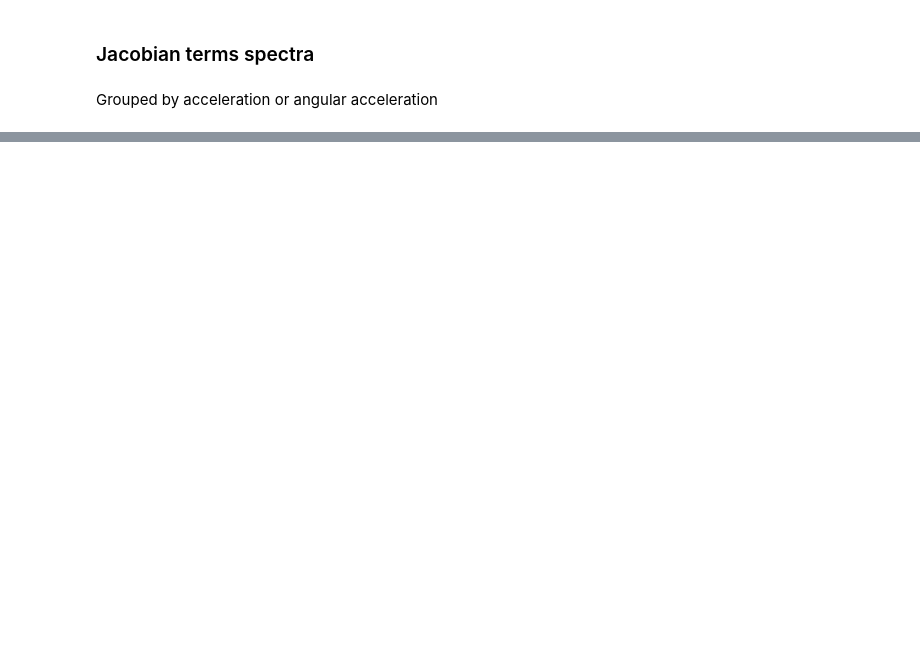
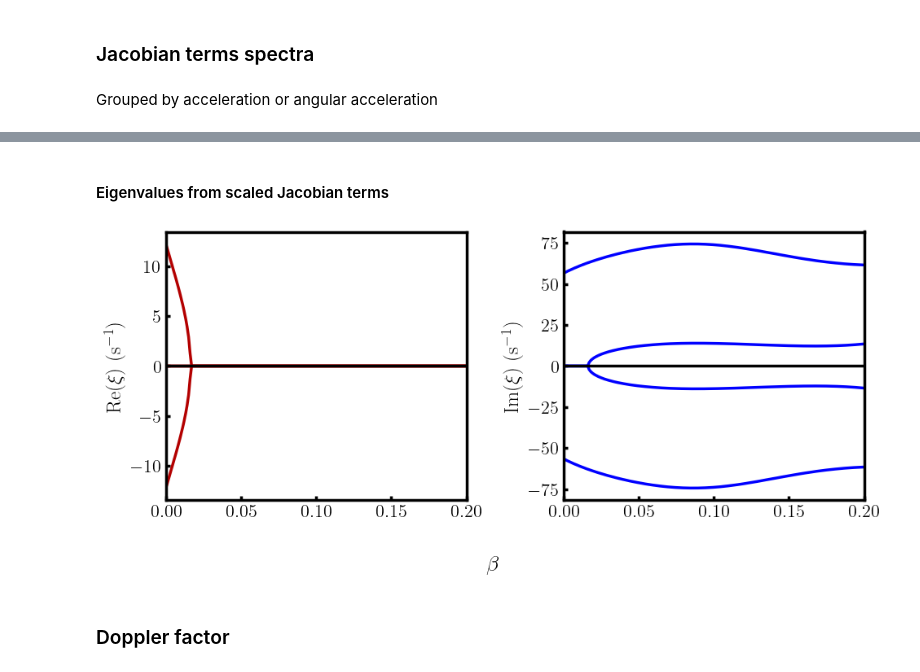
Before and after one commit to jadonylin/relativistic-lightsail-dynamics, a Jupyter notebook: Dynamics/plot_lsa_spectra.ipynb, the cells around one changed output, grey strips where cells are left out. Drawn from its saved outputs; the diff is of its cells as text; code cells hidden in the pictures; blank space fills up the shorter version.

```diff
--- a/Dynamics/plot_lsa_spectra.ipynb
+++ b/Dynamics/plot_lsa_spectra.ipynb
@@ -219,0 +256,33 @@ stiff_fig.savefig(save_fname, bbox_inches="tight")
+# %% [markdown]
+#### Eigenvalues from scaled Jacobian terms
+# %%
+scaled_eigval_fig, scaled_eigval_ax = plt.subplots(1,2,figsize=(10,4.5))
+real_eigvals = []
+imag_eigvals = []
+for i in range(num_points):
+    Jac = grating.npa.array([[0, 0, 1, 0],[0, 0, 0, 1],
+                             [kyy[i], kyphi_scaled[i], muyy_scaled[i], muyphi[i]],
+                             [kphiy[i], kphiphi[i], muphiy[i], muphiphi[i]]])
+    eigvals = grating.npa.eigvals(Jac)
+    real_eigvals.append(grating.npa.real(eigvals))
+    imag_eigvals.append(grating.npa.imag(eigvals))
+scaled_eigval_ax[0].plot(betas, grating.to_numpy(real_eigvals), color=colorReal, linewidth=l_width)
+scaled_eigval_ax[1].plot(betas, grating.to_numpy(imag_eigvals), color=colorImag, linewidth=l_width)
+scaled_eigval_ax[0].set_yscale('linear')
+scaled_eigval_ax[1].set_yscale('linear')
+scaled_eigval_ax[0].set(xlim=(betas[0],betas[-1]))
+scaled_eigval_ax[1].set(xlim=(betas[0],betas[-1]))
+dynplot.show_standard_axes(scaled_eigval_ax[0], None, xlabel=None, ylabel=r"$\Re(\xi)$ (s$^{-1}$)", show_zero_line=True)
+dynplot.show_standard_axes(scaled_eigval_ax[1], None, xlabel=None, ylabel=r"$\Im(\xi)$ (s$^{-1}$)", show_zero_line=True)
+scaled_eigval_fig.supxlabel(r"$\beta$")
+# scaled_eigval_ax[0].set_yscale('symlog', linthresh=1e-5)
+# scaled_eigval_ax[0].set_ylim(-3e-4,0.)
+
+scaled_eigval_fig.tight_layout()
+ftype = ".pdf"
+save_fname = fname_preamble + f"/Dynamics/{runID}_scaled_Jacobian_eigenvalues" + ftype
+# scaled_eigval_fig.savefig(save_fname, bbox_inches="tight")
+# %% [output]
+[figure, added]
+# %% [markdown]
+### Doppler factor
```
Also changed, not shown: parts of 8 cells of this notebook.
